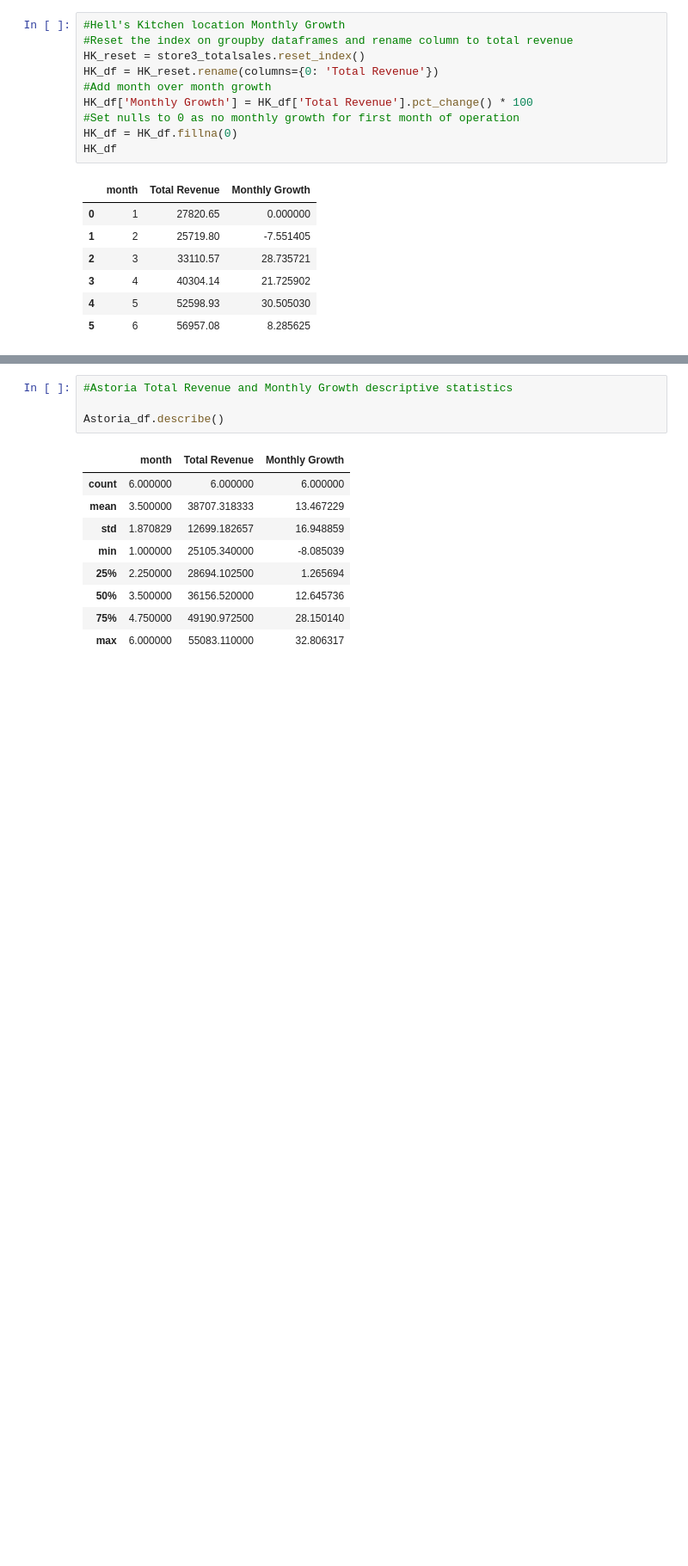
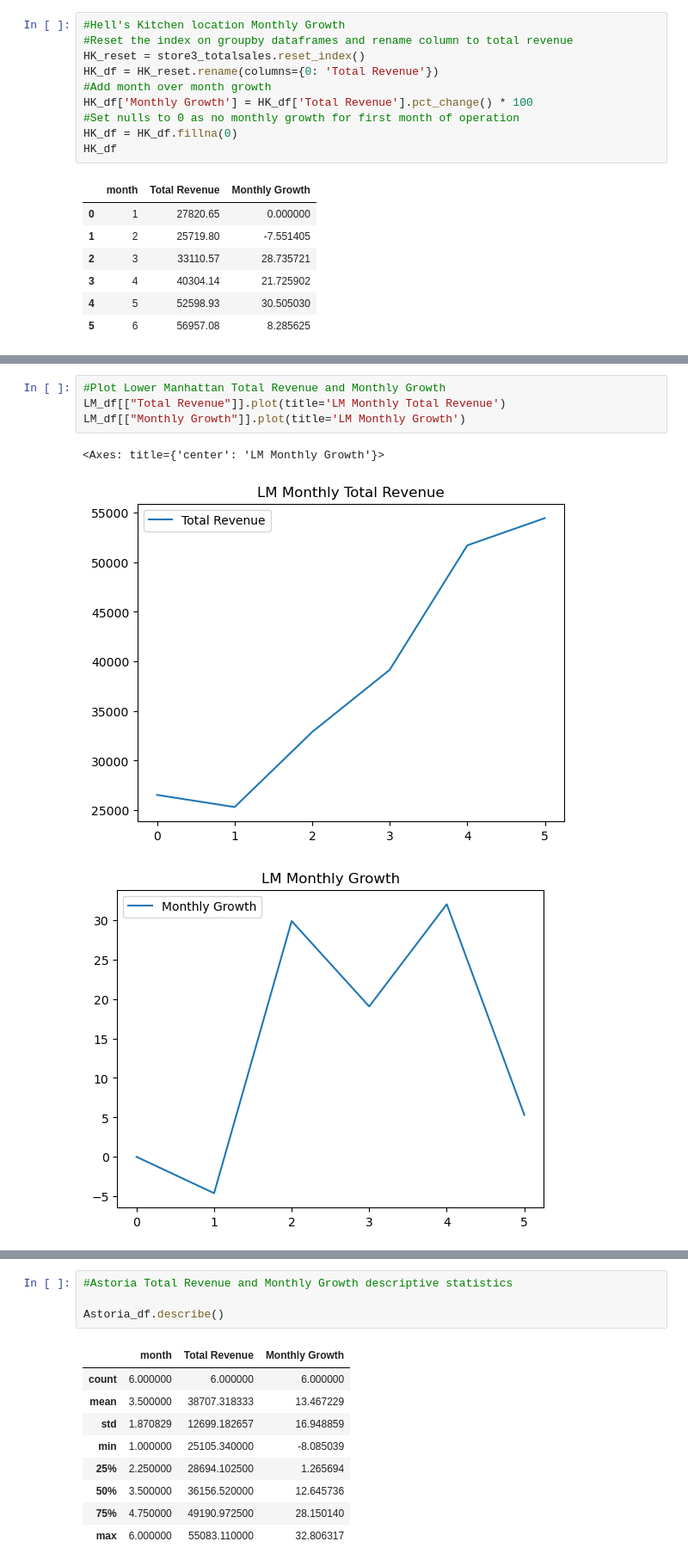
Before and after one commit to cedetraz96/Coffee_Crew, a Jupyter notebook: Location_total_revenue_&_growth_analysis.ipynb, the cells around one changed output, grey strips where cells are left out. Shown: that part at 86% size. Drawn from its saved outputs; the diff is of its cells as text; blank space fills up the shorter version.

```diff
--- a/Location_total_revenue_&_growth_analysis.ipynb
+++ b/Location_total_revenue_&_growth_analysis.ipynb
@@ -403 +411,9 @@ HK_df
+# %%
+#Plot Lower Manhattan Total Revenue and Monthly Growth
+LM_df[["Total Revenue"]].plot(title='LM Monthly Total Revenue')
+LM_df[["Monthly Growth"]].plot(title='LM Monthly Growth')
+# %% [output]
+<Axes: title={'center': 'LM Monthly Growth'}>
+[figure, added]
+[figure, added]
 # %%
```
Also changed, not shown: parts of 31 cells of this notebook.
